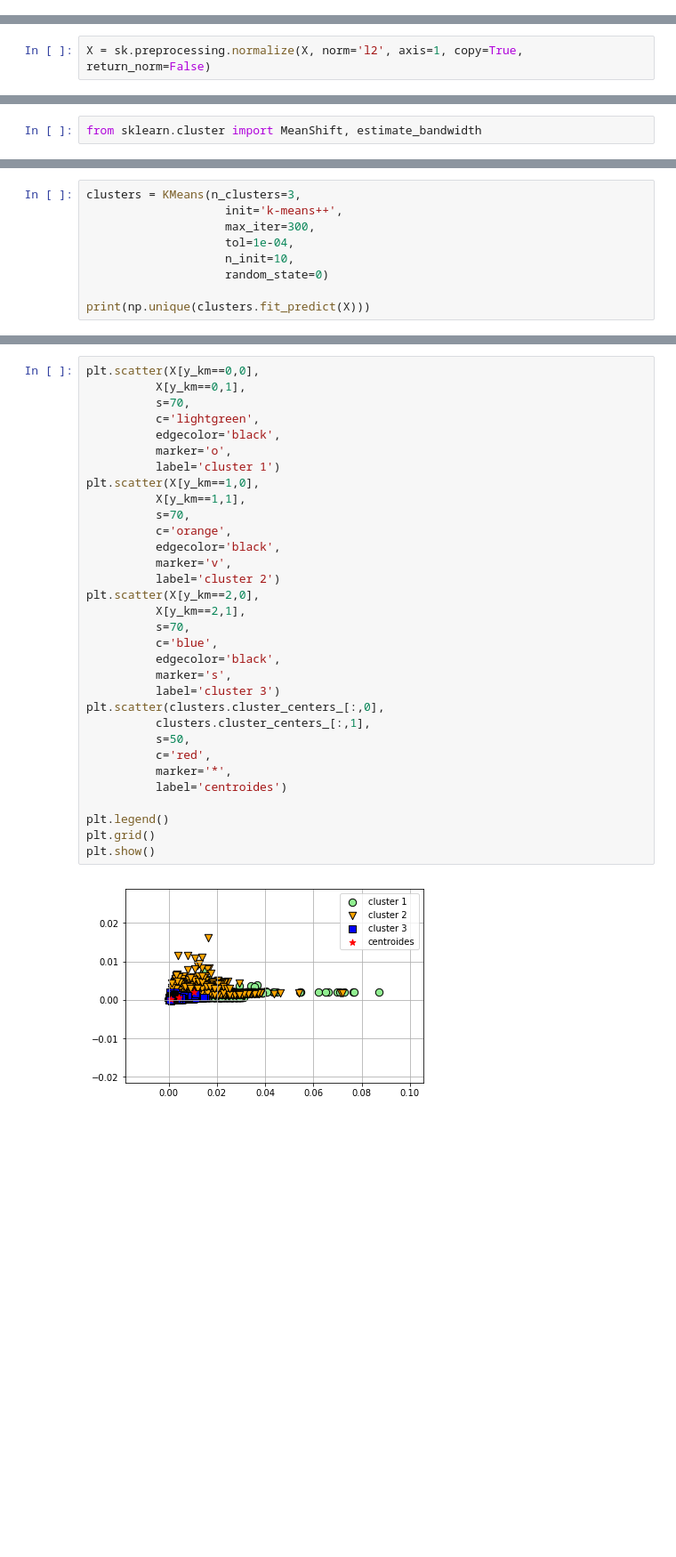
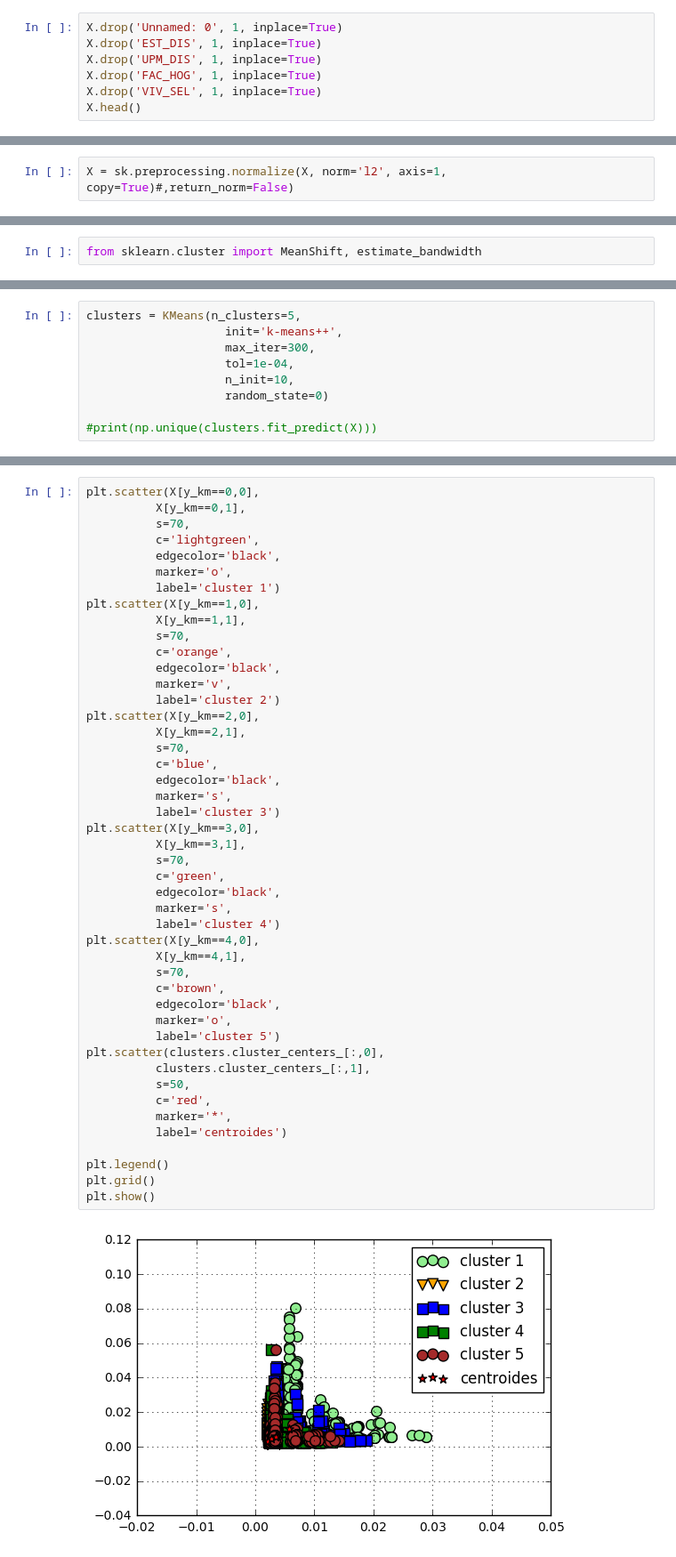
Before and after one commit to HectorCeja/ETL-extract-transform-load, a Jupyter notebook: clustering.ipynb, the cells around one changed output, grey strips where cells are left out. Shown: that part at 89% size. Cells and saved outputs as stored; diff of their text form; blank space fills up the shorter version.

Commit message:
se mejoró clustering

```diff
--- a/clustering.ipynb
+++ b/clustering.ipynb
@@ -30,0 +20,7 @@ X.head()
+# %%
+X.drop('Unnamed: 0', 1, inplace=True)
+X.drop('EST_DIS', 1, inplace=True)
+X.drop('UPM_DIS', 1, inplace=True)
+X.drop('FAC_HOG', 1, inplace=True)
+X.drop('VIV_SEL', 1, inplace=True)
+X.head()
@@ -31,5 +39,5 @@ X.head()
 # %%
-X = sk.preprocessing.normalize(X, norm='l2', axis=1, copy=True, return_norm=False)
+X = sk.preprocessing.normalize(X, norm='l2', axis=1, copy=True)#,return_norm=False)
 # %%
 distortions = []
 
@@ -87,9 +97,9 @@ plt.show()
 # %%
-clusters = KMeans(n_clusters=3,
+clusters = KMeans(n_clusters=5,
                     init='k-means++',
                     max_iter=300,
                     tol=1e-04,
                     n_init=10,
                     random_state=0)
 
-print(np.unique(clusters.fit_predict(X)))
+#print(np.unique(clusters.fit_predict(X)))
@@ -106,31 +114,45 @@ plt.scatter(X[y_km==0,0],
           s=70,
           c='lightgreen',
           edgecolor='black',
           marker='o',
           label='cluster 1')
 plt.scatter(X[y_km==1,0],
           X[y_km==1,1],
           s=70,
           c='orange',
           edgecolor='black',
           marker='v',
           label='cluster 2')
 plt.scatter(X[y_km==2,0],
           X[y_km==2,1],
           s=70,
           c='blue',
           edgecolor='black',
           marker='s',
           label='cluster 3')
+plt.scatter(X[y_km==3,0],
+          X[y_km==3,1],
+          s=70,
+          c='green',
+          edgecolor='black',
+          marker='s',
+          label='cluster 4')
+plt.scatter(X[y_km==4,0],
+          X[y_km==4,1],
+          s=70,
+          c='brown',
+          edgecolor='black',
+          marker='o',
+          label='cluster 5')
 plt.scatter(clusters.cluster_centers_[:,0],
           clusters.cluster_centers_[:,1],
           s=50,
           c='red',
           marker='*',
           label='centroides')
 
 plt.legend()
 plt.grid()
 plt.show()
 # %% [output]
-[figure, old version]
+[figure, new version]
```
Also changed, not shown: parts of 14 cells of this notebook.
